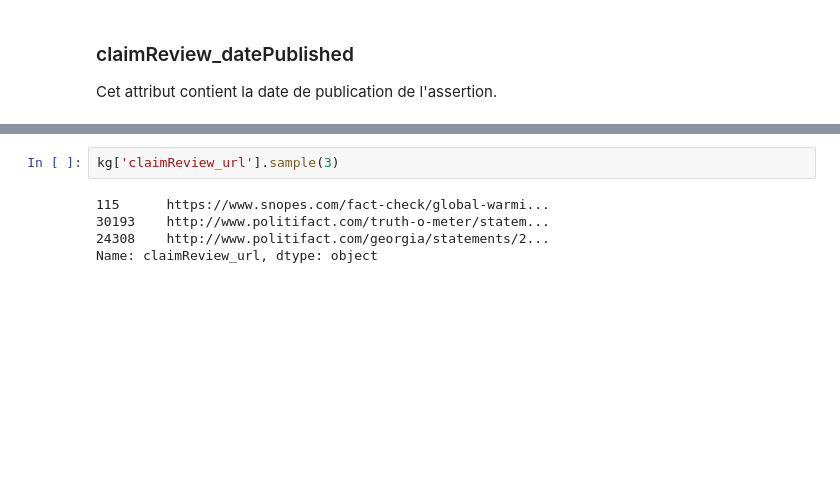
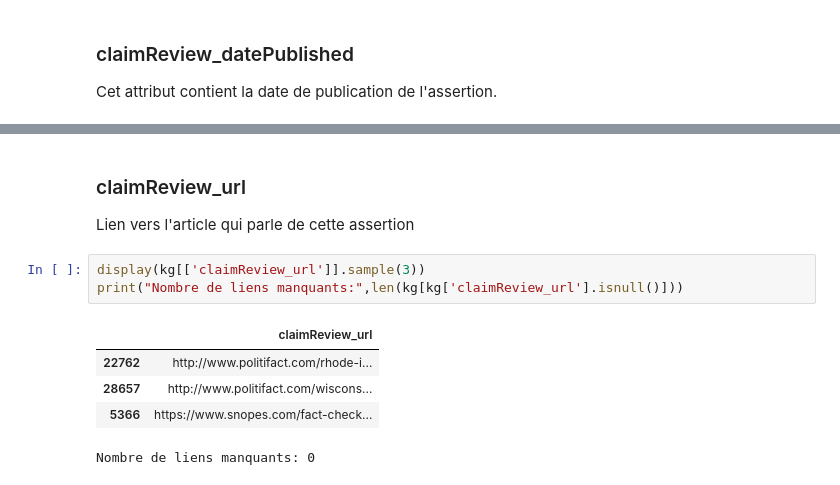
Before and after one commit to massykezzoul/fact-checking-classification, a Jupyter notebook: src/data-presentation.ipynb, the cells around one changed output, grey strips where cells are left out. Drawn from its saved outputs; the diff is of its cells as text; blank space fills up the shorter version.

```diff
--- a/src/data-presentation.ipynb
+++ b/src/data-presentation.ipynb
@@ -137,7 +176,13 @@ Name: claimReview_datePublished, dtype: object
+# %% [markdown]
+### claimReview_url
+
+Lien vers l'article qui parle de cette assertion
 # %%
-kg['claimReview_url'].sample(3)
+display(kg[['claimReview_url']].sample(3))
+print("Nombre de liens manquants:",len(kg[kg['claimReview_url'].isnull()]))
 # %% [output]
+|  | claimReview_url |
+| 22762 | http://www.politifact.com/rhode-i... |
+| 28657 | http://www.politifact.com/wiscons... |
+| 5366 | https://www.snopes.com/fact-check... |
-115      https://www.snopes.com/fact-check/global-warmi...
-30193    http://www.politifact.com/truth-o-meter/statem...
-24308    http://www.politifact.com/georgia/statements/2...
-Name: claimReview_url, dtype: object
+Nombre de liens manquants: 0
```
Also changed, not shown: parts of 28 cells of this notebook.
